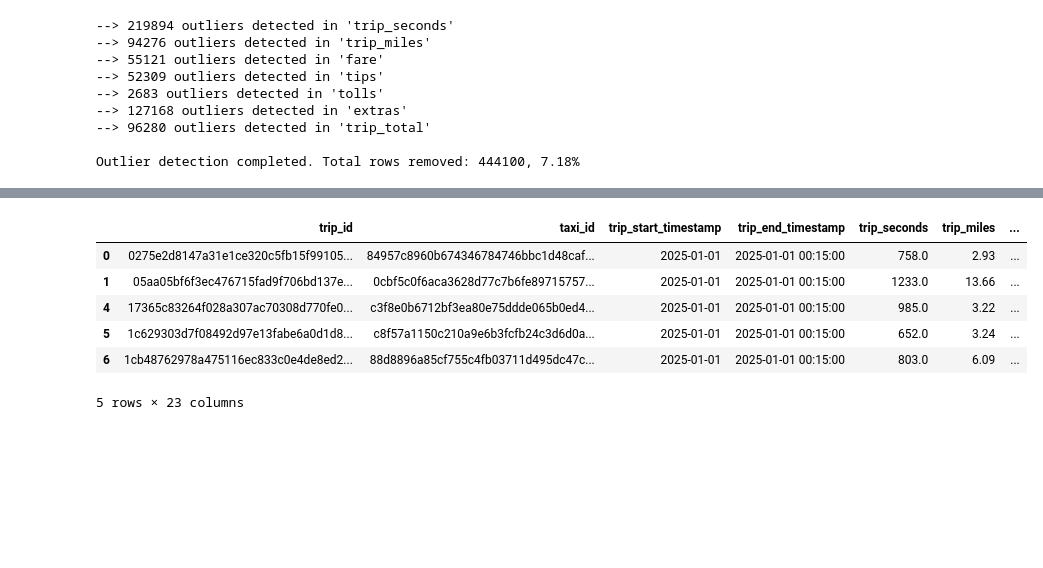
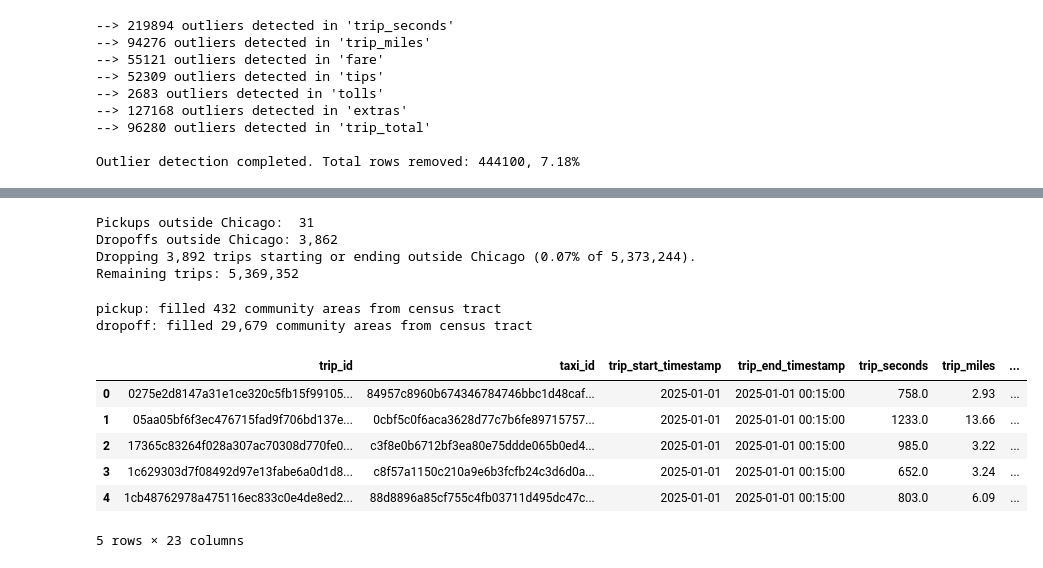
Before and after one commit to ge02/AAA_TA_2026, a Jupyter notebook: notebooks/01_Preprocessing/01_03_Trip_Data_Cleanup.ipynb, the cells around one changed output, grey strips where cells are left out. Drawn from its saved outputs; the diff is of its cells as text; code cells hidden in the pictures; blank space fills up the shorter version.

```diff
--- a/notebooks/01_Preprocessing/01_03_Trip_Data_Cleanup.ipynb
+++ b/notebooks/01_Preprocessing/01_03_Trip_Data_Cleanup.ipynb
@@ -492,16 +476,81 @@ Dropping rows with NA in ['pickup_census_tract', 'dropoff_census_tract', 'pickup
 # %%
-# Remove na values, see upper cell
-raw_data = raw_data.dropna(subset=columns_to_remove)
+# # # # # # # # # # # # # # # # # # # # # #
+#                                         #
+# Step 2: Drop trips starting or ending   #
+#         outside the City of Chicago     #
+# # # # # # # # # # # # # # # # # # # # # #
+
+def endpoint_inside(tract_col, ca_col, lat_col, lon_col):
+    inside = pd.Series(False, index=df_cleaned.index)
+
+    # (a) valid community area (1..77) -> inside (community areas are city-only)
+    ca_num = pd.to_numeric(df_cleaned[ca_col], errors="coerce")
+    has_ca = ca_num.between(1, 77)
+    inside[has_ca] = True
+
+    # (b) no community area but a census tract -> inside iff tract maps to a CA
+    need = ~has_ca & df_cleaned[tract_col].notna()
+    inside[need] = df_cleaned.loc[need, tract_col].map(tract_to_ca).notna().values
+
+    # (c) still undecided but has coordinates -> point-in-city test
+    need = ~inside & ~has_ca & df_cleaned[tract_col].isna() & df_cleaned[lat_col].notna()
+    if need.any():
+        pts = gpd.GeoSeries(
+            gpd.points_from_xy(df_cleaned.loc[need, lon_col], df_cleaned.loc[need, lat_col]),
+            crs=4326,
+        )
+        inside.loc[need] = pts.within(city_poly).values
+    return inside
+
+pickup_inside = endpoint_inside("pickup_census_tract", "pickup_community_area",
+                                "pickup_centroid_latitude", "pickup_centroid_longitude")
+dropoff_inside = endpoint_inside("dropoff_census_tract", "dropoff_community_area",
+                                 "dropoff_centroid_latitude", "dropoff_centroid_longitude")
+
+keep = pickup_inside & dropoff_inside
+n_before = len(df_cleaned)
+n_drop = int((~keep).sum())
+print(f"Pickups outside Chicago:  {int((~pickup_inside).sum()):,}")
+print(f"Dropoffs outside Chicago: {int((~dropoff_inside).sum()):,}")
+print(f"Dropping {n_drop:,} trips starting or ending outside Chicago "
+      f"({n_drop / n_before * 100:.2f}% of {n_before:,}).")
+
+df_cleaned = df_cleaned[keep].reset_index(drop=True)
+print(f"Remaining trips: {len(df_cleaned):,}")
+# %% [output]
+Pickups outside Chicago:  31
+Dropoffs outside Chicago: 3,862
+Dropping 3,892 trips starting or ending outside Chicago (0.07% of 5,373,244).
+Remaining trips: 5,369,352
 # %%
-raw_data.head()
+# # # # # # # # # # # # # # # # # # # # # #
+#                                         #
+# Step 3: Map census tracts to the        #
+#         correct community areas         #
+# # # # # # # # # # # # # # # # # # # # # #
+
+# Fill any missing community area from the trip's 2010 census tract using the
+# tract -> community-area crosswalk. Existing (city-provided) community areas
+# are kept as-is.
+for direction in ("pickup", "dropoff"):
+    ca_col = f"{direction}_community_area"
+    tract_col = f"{direction}_census_tract"
+    need = df_cleaned[ca_col].isna() & df_cleaned[tract_col].notna()
+    filled = df_cleaned.loc[need, tract_col].map(tract_to_ca)
+    df_cleaned.loc[need, ca_col] = filled.values
+    print(f"{direction}: filled {int(filled.notna().sum()):,} community areas from census tract")
+
+df_cleaned.head()
 # %% [output]
+pickup: filled 432 community areas from census tract
+dropoff: filled 29,679 community areas from census tract
 |  | trip_id | taxi_id | trip_start_timestamp | trip_end_timestamp | trip_seconds | trip_miles | ... |
 | 0 | 0275e2d8147a31e1ce320c5fb15f99105... | 84957c8960b674346784746bbc1d48caf... | 2025-01-01 | 2025-01-01 00:15:00 | 758.0 | 2.93 | ... |
 | 1 | 05aa05bf6f3ec476715fad9f706bd137e... | 0cbf5c0f6aca3628d77c7b6fe89715757... | 2025-01-01 | 2025-01-01 00:15:00 | 1233.0 | 13.66 | ... |
-| 4 | 17365c83264f028a307ac70308d770fe0... | c3f8e0b6712bf3ea80e75ddde065b0ed4... | 2025-01-01 | 2025-01-01 00:15:00 | 985.0 | 3.22 | ... |
-| 5 | 1c629303d7f08492d97e13fabe6a0d1d8... | c8f57a1150c210a9e6b3fcfb24c3d6d0a... | 2025-01-01 | 2025-01-01 00:15:00 | 652.0 | 3.24 | ... |
-| 6 | 1cb48762978a475116ec833c0e4de8ed2... | 88d8896a85cf755c4fb03711d495dc47c... | 2025-01-01 | 2025-01-01 00:15:00 | 803.0 | 6.09 | ... |
+| 2 | 17365c83264f028a307ac70308d770fe0... | c3f8e0b6712bf3ea80e75ddde065b0ed4... | 2025-01-01 | 2025-01-01 00:15:00 | 985.0 | 3.22 | ... |
+| 3 | 1c629303d7f08492d97e13fabe6a0d1d8... | c8f57a1150c210a9e6b3fcfb24c3d6d0a... | 2025-01-01 | 2025-01-01 00:15:00 | 652.0 | 3.24 | ... |
+| 4 | 1cb48762978a475116ec833c0e4de8ed2... | 88d8896a85cf755c4fb03711d495dc47c... | 2025-01-01 | 2025-01-01 00:15:00 | 803.0 | 6.09 | ... |
-5 rows × 23 columns
+5 rows × 23 columns
 # %%
 # # # # # # # # # # # # # # # # # # # # # #
 #                                         #
```
Also changed, not shown: parts of 10 cells of this notebook, 3 other files.
